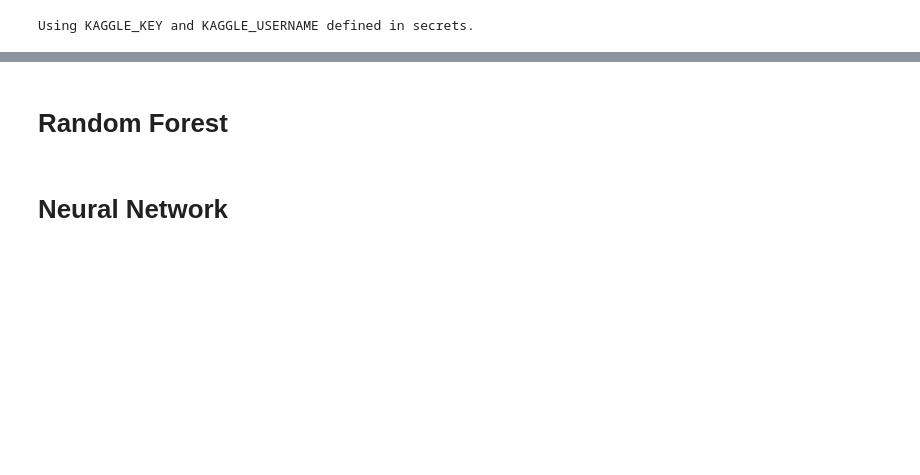
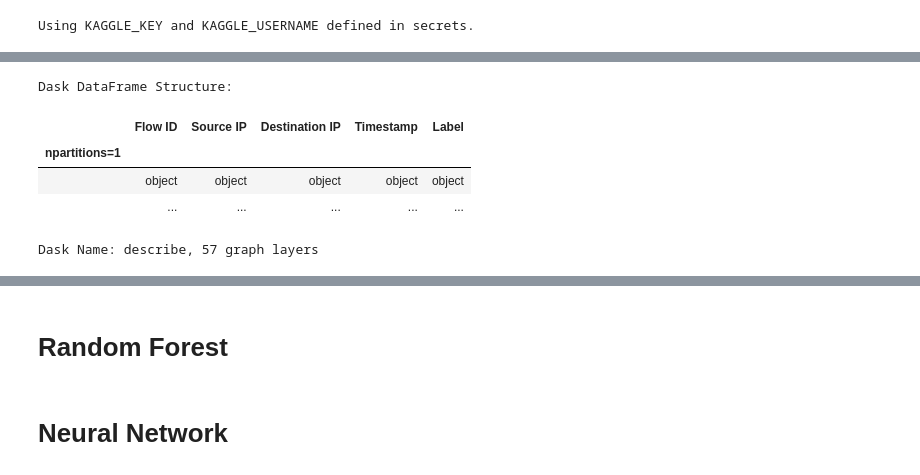
Before and after one commit to Frosk-Kristian/COMP6002-Group10-Models, a Jupyter notebook: COMP6002_Group_Project_ML_Models.ipynb, the cells around one changed output, grey strips where cells are left out. Drawn from its saved outputs; the diff is of its cells as text; code cells hidden in the pictures; blank space fills up the shorter version.

```diff
--- a/COMP6002_Group_Project_ML_Models.ipynb
+++ b/COMP6002_Group_Project_ML_Models.ipynb
@@ -247,0 +270,10 @@ from sklearn.model_selection import train_test_split
+# %%
+# describes all object columns
+dask_df.describe(include=['O'])
+# %% [output]
+Dask DataFrame Structure:
+|  | Flow ID | Source IP | Destination IP | Timestamp | Label |
+| npartitions=1 |  |  |  |  |  |
+|  | object | object | object | object | object |
+|  | ... | ... | ... | ... | ... |
+Dask Name: describe, 57 graph layers
```
Also changed, not shown: parts of 14 cells of this notebook.
